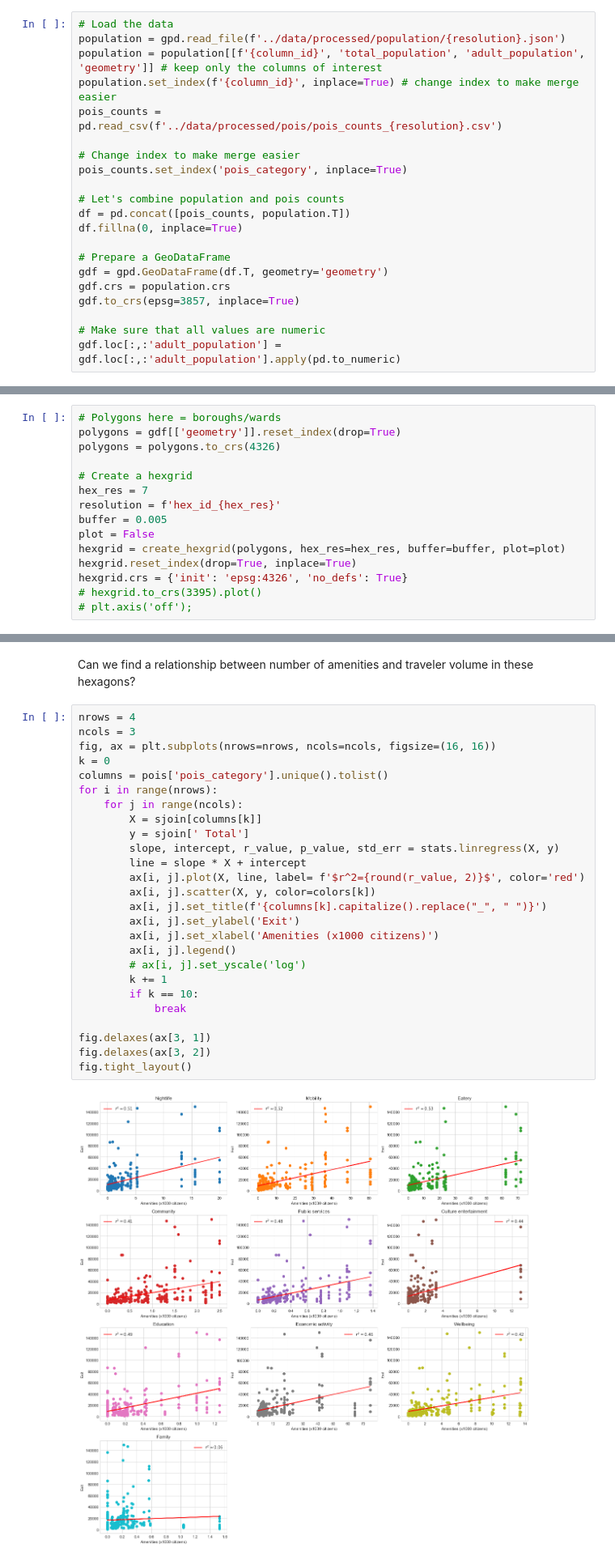
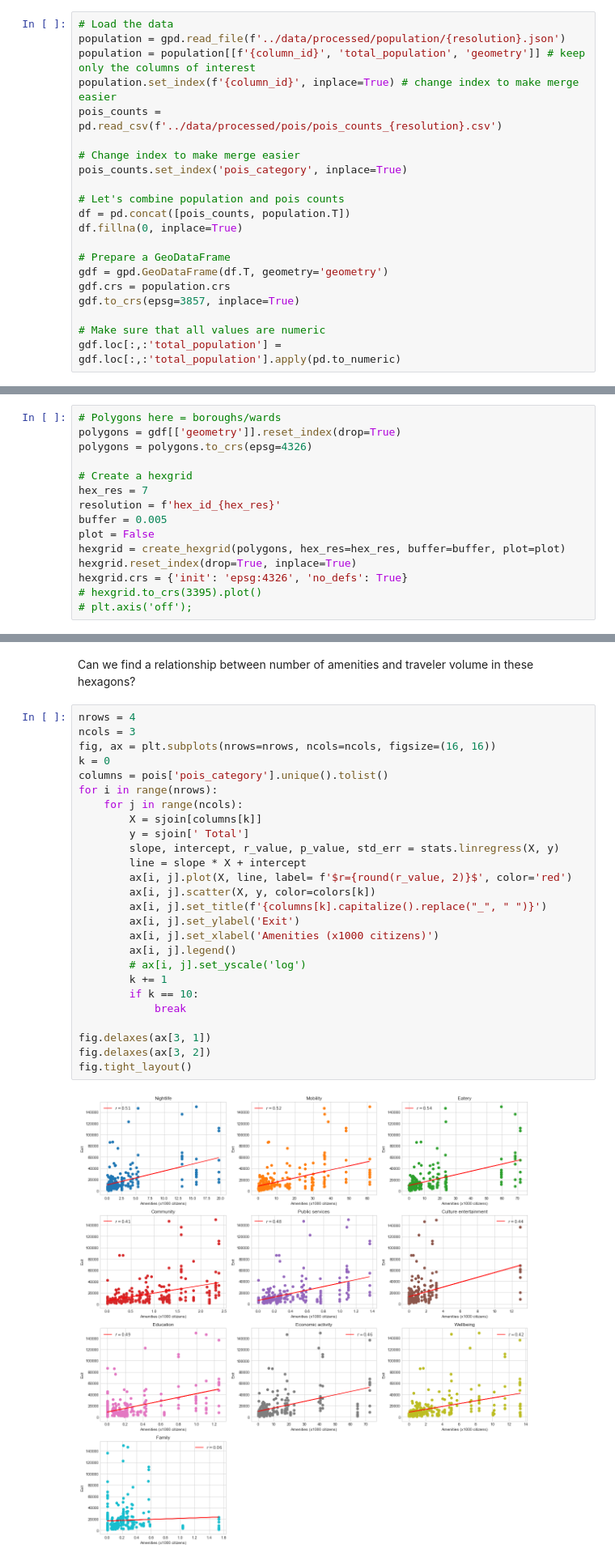
Before and after one commit to jwrap/how-london-moves, a Jupyter notebook: notebooks/2-exploratory-data-analysis.ipynb, the cells around one changed output, grey strips where cells are left out. Shown at 81% size. Drawn from its saved outputs; the diff is of its cells as text.

```diff
--- a/notebooks/2-exploratory-data-analysis.ipynb
+++ b/notebooks/2-exploratory-data-analysis.ipynb
@@ -58,7 +58,7 @@ Load datasets: Population, POI, and London shapefile
 # %%
 # Load the data
 population = gpd.read_file(f'../data/processed/population/{resolution}.json')
-population = population[[f'{column_id}', 'total_population', 'adult_population', 'geometry']] # keep only the columns of interest
+population = population[[f'{column_id}', 'total_population', 'geometry']] # keep only the columns of interest
 population.set_index(f'{column_id}', inplace=True) # change index to make merge easier
 pois_counts = pd.read_csv(f'../data/processed/pois/pois_counts_{resolution}.csv')
 
@@ -75,7 +75,7 @@ gdf.crs = population.crs
 gdf.to_crs(epsg=3857, inplace=True)
 
 # Make sure that all values are numeric
-gdf.loc[:,:'adult_population'] = gdf.loc[:,:'adult_population'].apply(pd.to_numeric)
+gdf.loc[:,:'total_population'] = gdf.loc[:,:'total_population'].apply(pd.to_numeric)
 # %% [markdown]
 Can we find a pattern between the number of amenties by type and population?
 # %%
@@ -123,7 +107,7 @@ pois
 # %%
 # Polygons here = boroughs/wards
 polygons = gdf[['geometry']].reset_index(drop=True)
-polygons = polygons.to_crs(4326)
+polygons = polygons.to_crs(epsg=4326)
 
 # Create a hexgrid
 hex_res = 7
@@ -369,31 +353,31 @@ Can we find a relationship between number of amenities and traveler volume in th
 # %%
 nrows = 4
 ncols = 3
 fig, ax = plt.subplots(nrows=nrows, ncols=ncols, figsize=(16, 16))
 k = 0
 columns = pois['pois_category'].unique().tolist()
 for i in range(nrows):
     for j in range(ncols):
         X = sjoin[columns[k]]
         y = sjoin[' Total']
         slope, intercept, r_value, p_value, std_err = stats.linregress(X, y)
         line = slope * X + intercept
-        ax[i, j].plot(X, line, label= f'$r^2={round(r_value, 2)}$', color='red')
+        ax[i, j].plot(X, line, label= f'$r={round(r_value, 2)}$', color='red')
         ax[i, j].scatter(X, y, color=colors[k])
         ax[i, j].set_title(f'{columns[k].capitalize().replace("_", " ")}')
         ax[i, j].set_ylabel('Exit')
         ax[i, j].set_xlabel('Amenities (x1000 citizens)')
         ax[i, j].legend()
         # ax[i, j].set_yscale('log')
         k += 1
         if k == 10:
             break
 
 fig.delaxes(ax[3, 1])
 fig.delaxes(ax[3, 2])
 fig.tight_layout()
 # %% [output]
-[figure, old version]
+[figure, new version]
 # %% [markdown]
 Do we find a pattern if we evaluate the aggregate travel volume between the clusters?
 # %%
```
Also changed, not shown: parts of 13 cells of this notebook, 1 other file.
